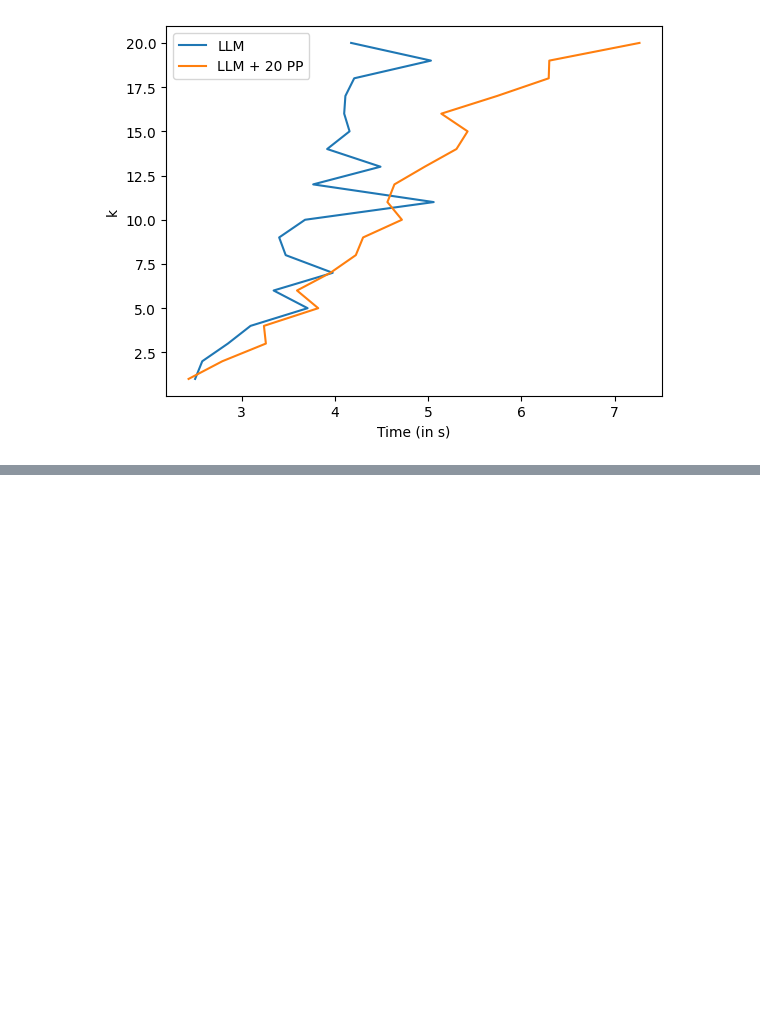
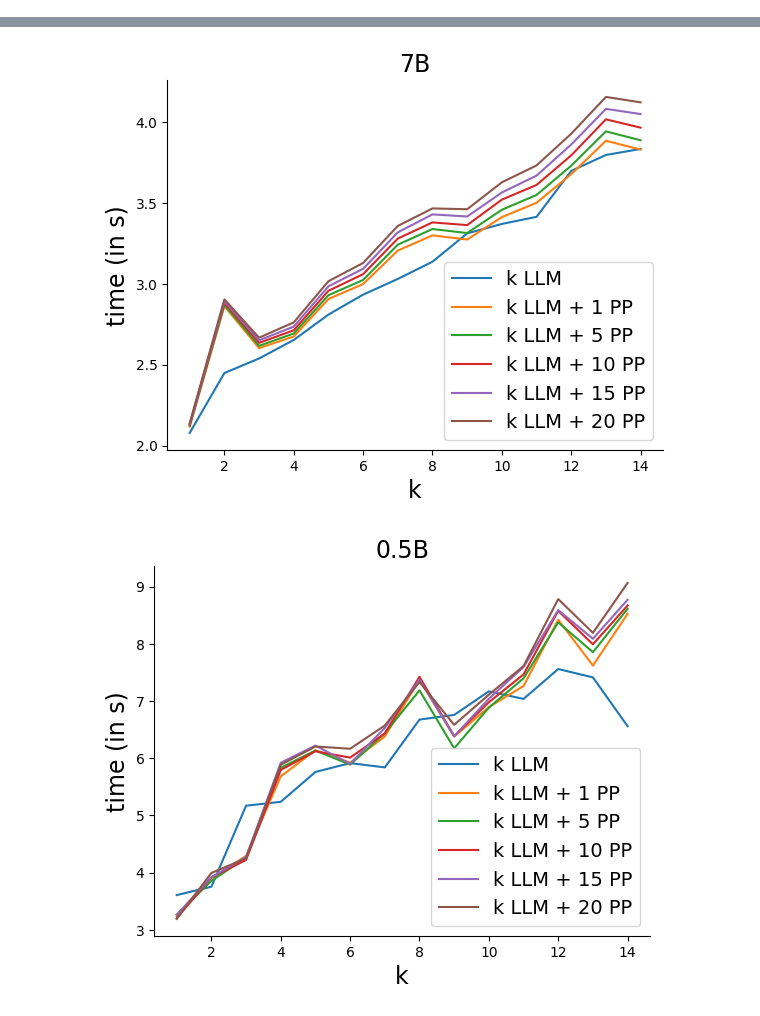
Before and after one commit to danielmisrael/PPoT, a Jupyter notebook: gsm8k/plot.ipynb, the cells around one changed output, grey strips where cells are left out. Saved outputs shown, nothing was run; the diff lists cells and outputs as text; code cells hidden in the pictures; blank space fills up the shorter version.

```diff
--- a/gsm8k/plot.ipynb
+++ b/gsm8k/plot.ipynb
@@ -74,18 +45,0 @@ ax.plot(x, y)
-# %%
-file_path = "pp_time_Qwen/Qwen2.5-Coder-3B-Instruct_only_sampling.csv"
-data_list = []
-
-with open(file_path, mode='r', newline='') as csv_file:
-    csv_reader = csv.reader(csv_file, delimiter=',')
-    for row in csv_reader:
-        data_list.append(row)
-
-x = [float(i[1]) for i in data_list]
-y = [int(i[0]) for i in data_list]
-ax.plot(x, y)
-ax.set_xlabel("Time (in s)")
-ax.set_ylabel("k")
-ax.legend(["LLM", "LLM + 20 PP"])
-fig
-# %% [output]
-[figure, removed]
@@ -93,0 +46,46 @@ fig
+# %%
+def plotkvstime(model_size: int, exp_name: str):
+    folder_path = f"/space/poorvagarg/genPPS/{exp_name}/report/Qwen/Qwen2.5-Coder-{model_size}B-Instruct/0.7"
+    data_list = []
+
+    def plot_pp_data(ax, pp_samples):
+        x = []
+        y = []
+        speedup = []
+        for i in range(1, 15):
+            pp_samples_file = 1 if pp_samples == 0 else pp_samples
+            fast_suffix = "_fast" if exp_name == "gsm8k" else ""
+            file_path = f"{folder_path}/time_{i}_{pp_samples_file}{fast_suffix}.txt"
+            # print(file_path)
+            # print(fast_suffix)
+            with open(file_path, mode='r') as f:
+                lines = f.readlines()
+                x.append(i)
+                line_idx = 3 if pp_samples == 0 else 7
+                time = float(lines[line_idx].split(":")[1])
+                baseline_time = float(lines[3].split(":")[1])
+                speedup.append(time / baseline_time)
+                y.append(time)
+        print(min(speedup), max(speedup))
+        ax.plot(x, y)
+
+    fig, ax = plt.subplots()
+    plot_pp_data(ax, 0)
+    plot_pp_data(ax, 1)
+    plot_pp_data(ax, 5)
+    plot_pp_data(ax, 10)
+    plot_pp_data(ax, 15)
+    plot_pp_data(ax, 20)
+    ax.set_xlabel("k", fontsize=17)
+    ax.set_ylabel("time (in s)", fontsize=17)
+    ax.legend(["k LLM", "k LLM + 1 PP", "k LLM + 5 PP", "k LLM + 10 PP", "k LLM + 15 PP", "k LLM + 20 PP"], fontsize=14)
+    ax.spines['top'].set_visible(False)
+    ax.spines['right'].set_visible(False)
+    ax.set_title(f"{model_size}B", fontsize=17)
+    fig.savefig(f"/space/poorvagarg/genPPS/{exp_name}/plots/time_{model_size}B.pdf", dpi=300)
+    return fig
+
+plotkvstime(0.5, "gsm8k")
+plotkvstime(3, "gsm8k")
+plotkvstime(7, "gsm8k")
+# %% [output]
@@ -93,0 +110,2 @@ fig
+[figure, added]
+[figure, added]
```
Also changed, not shown: parts of 7 cells of this notebook, 3 other files.
